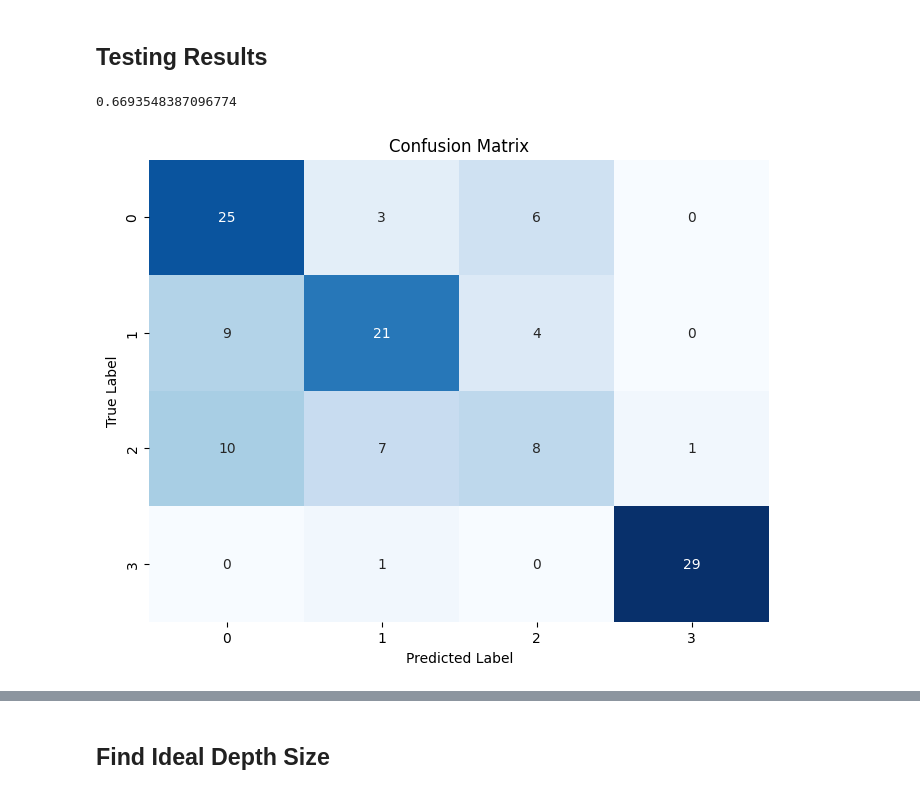
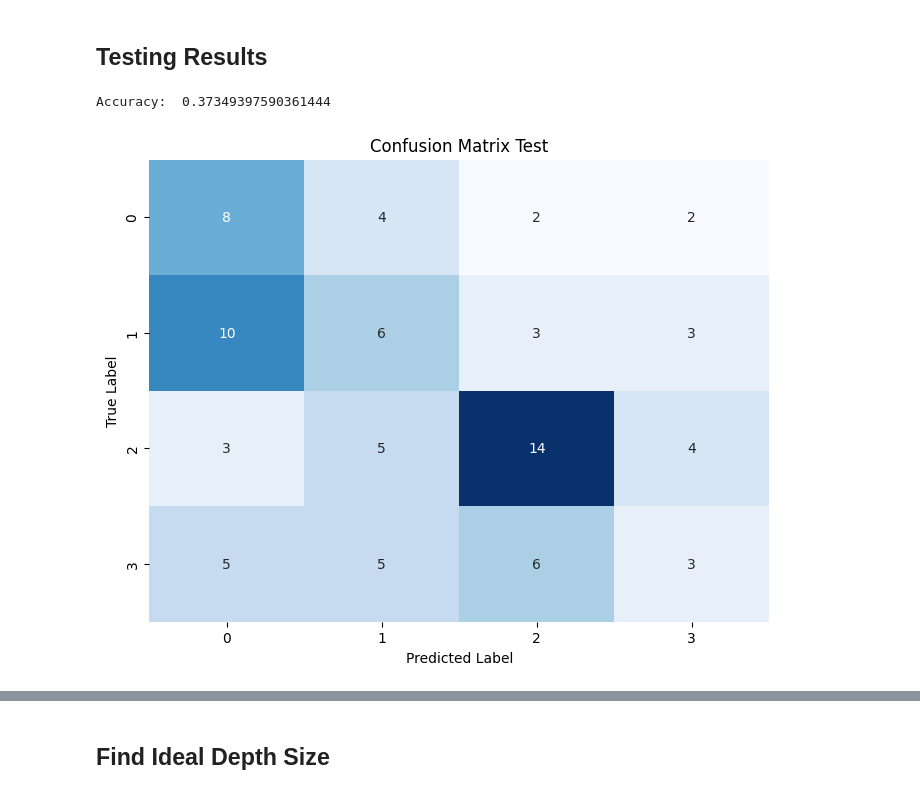
Before and after one commit to CankutBoraTuncer/EEE485-Lidar-Classification, a Jupyter notebook: decision_tree.ipynb, the cells around one changed output, grey strips where cells are left out. Cells and saved outputs as stored; diff of their text form; code cells hidden in the pictures.

```diff
--- a/decision_tree.ipynb
+++ b/decision_tree.ipynb
@@ -65,0 +79,17 @@ def calc_f1_score(micro_prec, macro_prec, micro_recall, macro_recall):
+# %%
+# Apply PCA to reduce dimensionality to 2 for visualization
+pca = PCA(n_components=120)
+X_pca = pca.fit_transform(X)
+
+# Display the transformed features shape and variance ratio
+X_pca_shape = X_pca.shape
+explained_variance = pca.explained_variance_ratio_
+
+plt.figure(figsize=(8, 6))
+plt.scatter(X_pca[:, 0], X_pca[:, 1], c=y, cmap='viridis')
+plt.title('PCA Transformed Data')
+plt.xlabel('Principal Component 1')
+plt.ylabel('Principal Component 2')
+plt.colorbar(label='ID')
+plt.grid(True)
+plt.show()
@@ -66,5 +108,7 @@ def calc_f1_score(micro_prec, macro_prec, micro_recall, macro_recall):
+# %%
+X = X_pca
 # %%
-x_train, x_test, y_train, y_test = train_test_split(data.iloc[:, 1:-1].values, data.iloc[:, -1].values, test_size=0.3)
+x_train, x_test, y_train, y_test = train_test_split(X, y, test_size=0.2, shuffle=True)
 y_train = np.reshape(y_train,(x_train.shape[0], 1) )
 y_test  = np.reshape(y_test, (x_test.shape[0] , 1) )
 data_train = arr = np.hstack((x_train, y_train))
@@ -75,7 +119,7 @@ print(data_train.shape, data_test.shape)
 # %% [markdown]
 ## Train
 # %%
-decision_tree = DecisionTree(data_train, 36)
+decision_tree = DecisionTree(data_train, 15)
 decision_tree.construct()
 # %% [output]
 The tree is constructed
@@ -124,20 +166,20 @@ F1 Score | Micro:  0.7630662020905923  Macro:  0.761998936276683
 # %%
 y_pred_test = []
 for i in range(data_test.shape[0]):
     y_pred_test.append(decision_tree.predict(data_test[i,:], decision_tree.root_branch))
-print(calc_accuracy(y_test, y_pred_test))
+print("Accuracy: ", calc_accuracy(y_test, y_pred_test))
 
 conf_matrix_test = confusion_matrix(y_test, y_pred_test)
 
 plt.figure(figsize=(8, 6))
 sns.heatmap(conf_matrix_test, annot=True, fmt='d', cmap='Blues', cbar=False)
-plt.title('Confusion Matrix')
+plt.title('Confusion Matrix Test')
 plt.xlabel('Predicted Label')
 plt.ylabel('True Label')
 plt.show()
 # %% [output]
-0.6693548387096774
+Accuracy:  0.37349397590361444
-[figure, old version]
+[figure, new version]
 # %%
 TP, TN, FP, FN = calc_metric(conf_matrix_test)
 macro_prec = precision_score(y_test, y_pred_test, average='macro')
```
Also changed, not shown: parts of 13 cells of this notebook, 42 other files.
